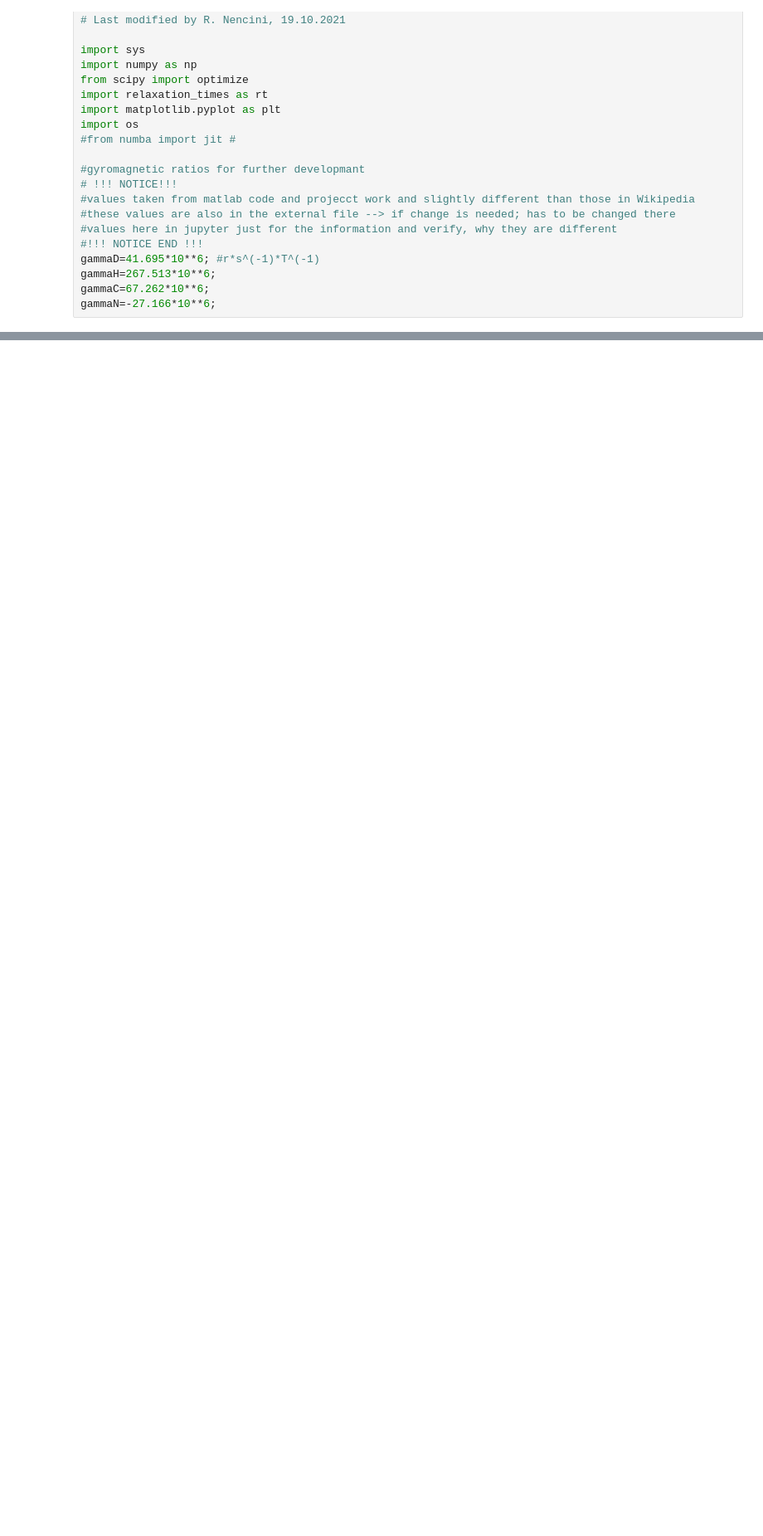
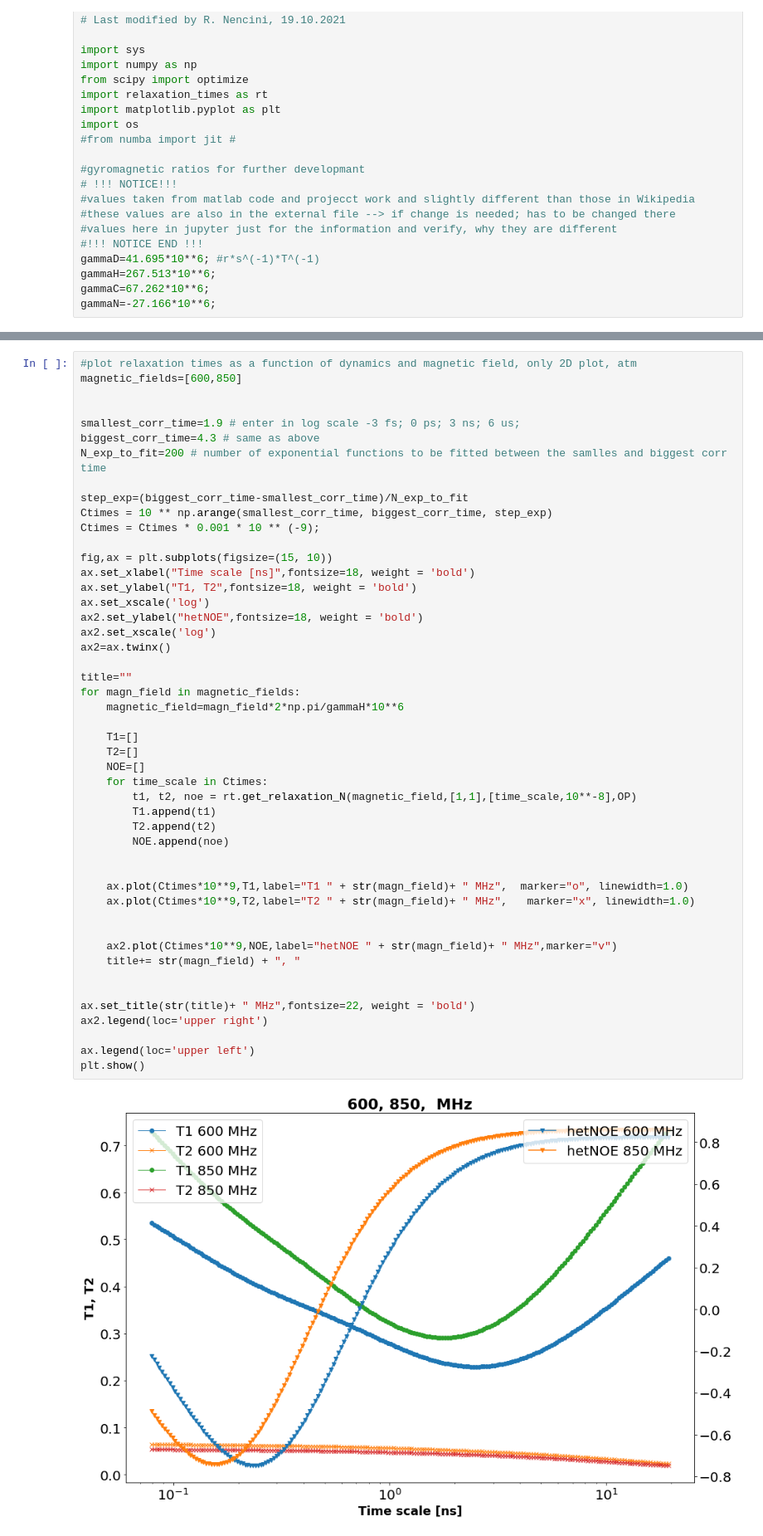
Before and after one commit to nencini/NMR_FF_tools, a Jupyter notebook: relaxation_times/RelaxationTimes.ipynb, the cells around one changed output, grey strips where cells are left out. Shown: that part at 83% size. Saved outputs shown, nothing was run; the diff lists cells and outputs as text; blank space fills up the shorter version.

```diff
--- a/relaxation_times/RelaxationTimes.ipynb
+++ b/relaxation_times/RelaxationTimes.ipynb
@@ -113,0 +77,50 @@ sys.path
+# %%
+#plot relaxation times as a function of dynamics and magnetic field, only 2D plot, atm
+magnetic_fields=[600,850]
+
+
+smallest_corr_time=1.9 # enter in log scale -3 fs; 0 ps; 3 ns; 6 us;
+biggest_corr_time=4.3 # same as above
+N_exp_to_fit=200 # number of exponential functions to be fitted between the samlles and biggest corr time
+
+step_exp=(biggest_corr_time-smallest_corr_time)/N_exp_to_fit
+Ctimes = 10 ** np.arange(smallest_corr_time, biggest_corr_time, step_exp)
+Ctimes = Ctimes * 0.001 * 10 ** (-9);
+
+fig,ax = plt.subplots(figsize=(15, 10))
+ax.set_xlabel("Time scale [ns]",fontsize=18, weight = 'bold')
+ax.set_ylabel("T1, T2",fontsize=18, weight = 'bold')
+ax.set_xscale('log')
+ax2.set_ylabel("hetNOE",fontsize=18, weight = 'bold')
+ax2.set_xscale('log')
+ax2=ax.twinx()
+
+title=""
+for magn_field in magnetic_fields:
+    magnetic_field=magn_field*2*np.pi/gammaH*10**6
+
+    T1=[]
+    T2=[]
+    NOE=[]
+    for time_scale in Ctimes:
+        t1, t2, noe = rt.get_relaxation_N(magnetic_field,[1,1],[time_scale,10**-8],OP)
+        T1.append(t1)
+        T2.append(t2)
+        NOE.append(noe)
+
+
+    ax.plot(Ctimes*10**9,T1,label="T1 " + str(magn_field)+ " MHz",  marker="o", linewidth=1.0)
+    ax.plot(Ctimes*10**9,T2,label="T2 " + str(magn_field)+ " MHz",   marker="x", linewidth=1.0)
+
+
+    ax2.plot(Ctimes*10**9,NOE,label="hetNOE " + str(magn_field)+ " MHz",marker="v")
+    title+= str(magn_field) + ", "
+
+
+ax.set_title(str(title)+ " MHz",fontsize=22, weight = 'bold')
+ax2.legend(loc='upper right')
+
+ax.legend(loc='upper left')
+plt.show()
+# %% [output]
+[figure, added]
```
Also changed, not shown: parts of 5 cells of this notebook, 1 other file.
